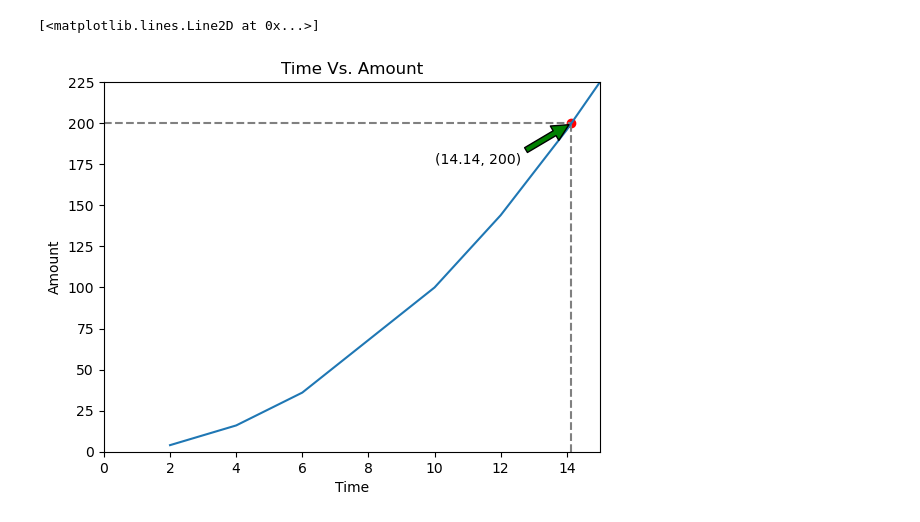
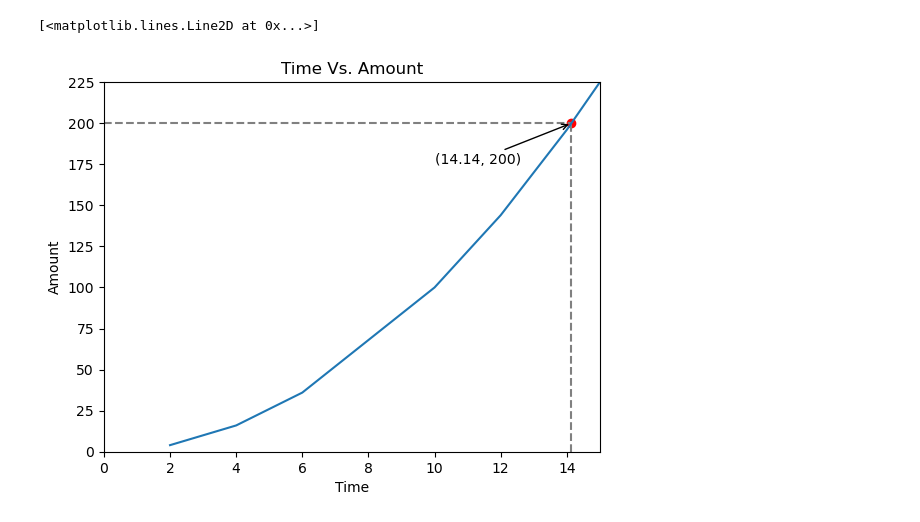
Before and after one commit to BILDADMOSES/Plotting-Using-Matplotlib, a Jupyter notebook: Matplot_Intro.ipynb, the cells around one changed output. Drawn from its saved outputs; the diff is of its cells as text; code cells hidden in the pictures.

```diff
--- a/Matplot_Intro.ipynb
+++ b/Matplot_Intro.ipynb
@@ -31,30 +31,30 @@ plt.show()
 # %%
 import matplotlib.pyplot as plt
 import numpy as np
 
 x = [2,4,6,10,12,14,15]
 Time = np.array(x)
 Amount = Time**2
 
 plt.xlim(0,max(Time))
 plt.ylim(0,max(Amount))
 
 plt.xlabel('Time')
 plt.ylabel('Amount')
 plt.title('Time Vs. Amount')
 
 #Looking for Time When Amount Passed 200 Mark
 y_point = 200
 x_interp = np.interp(y_point, xp = Amount, fp = Time)
 x_interp = round(x_interp, 2)
 plt.plot(x_interp, y_point, marker = 'o', color = 'red')
 
 plt.hlines(y_point, xmin = 0, xmax = x_interp, linestyles = 'dashed', color = 'grey')
 plt.vlines(x_interp, ymin = 0, ymax = y_point, linestyles = 'dashed', color = 'grey')
 
-plt.annotate(text = f'{x_interp,y_point}',xy = (x_interp, y_point), xytext = (10,175), arrowprops = dict(facecolor ='green', shrink = 0.05))
+plt.annotate(text = f'{x_interp,y_point}',xy = (x_interp, y_point), xytext = (10,175), arrowprops = dict(facecolor ='green', arrowstyle = '->'))
 
 plt.plot(Time,Amount)
 # %% [output]
 [<matplotlib.lines.Line2D at 0x...>]
-[figure, old version]
+[figure, new version]
```
Also changed, not shown: parts of 3 cells of this notebook.
